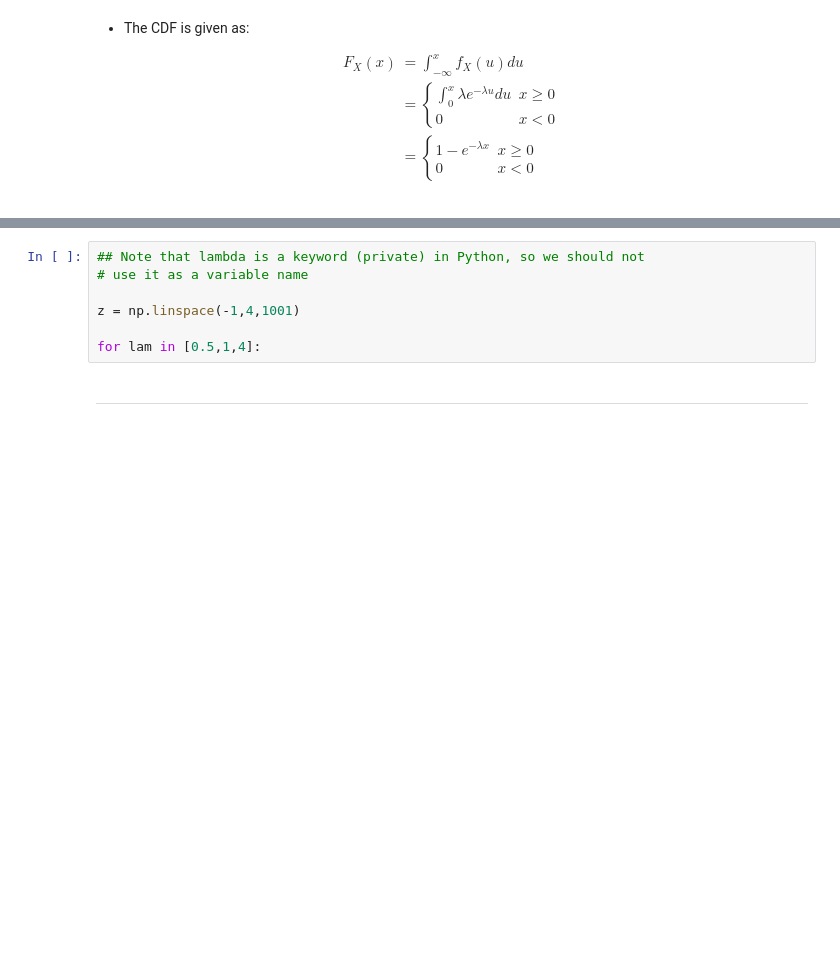
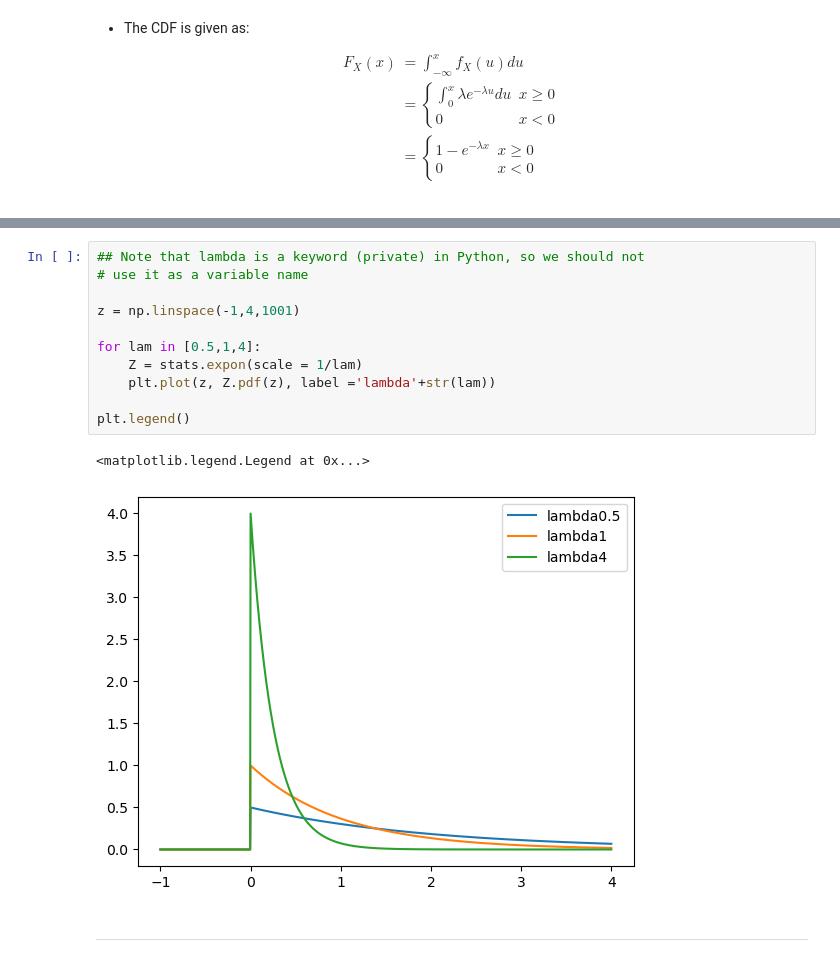
Before and after one commit to tyler-ruble/eel3850S25, a Jupyter notebook: lectures/lecture07-ContinuousRV/Lecture7-continuous-rv-in-class-edits.ipynb, the cells around one changed output, grey strips where cells are left out. Saved outputs shown, nothing was run; the diff lists cells and outputs as text; blank space fills up the shorter version.

```diff
--- a/lectures/lecture07-ContinuousRV/Lecture7-continuous-rv-in-class-edits.ipynb
+++ b/lectures/lecture07-ContinuousRV/Lecture7-continuous-rv-in-class-edits.ipynb
@@ -101,10 +161,17 @@ F_X(x) &= \int_{-\infty}^{x} f_X(u) du\\
 # %%
 ## Note that lambda is a keyword (private) in Python, so we should not
 # use it as a variable name
 
 z = np.linspace(-1,4,1001)
 
 for lam in [0.5,1,4]:
+    Z = stats.expon(scale = 1/lam)
+    plt.plot(z, Z.pdf(z), label ='lambda'+str(lam))
+
+plt.legend()
+# %% [output]
+<matplotlib.legend.Legend at 0x...>
+[figure, added]
 # %% [markdown]
 ___
 # %% [markdown]
```
Also changed, not shown: parts of 11 cells of this notebook.
